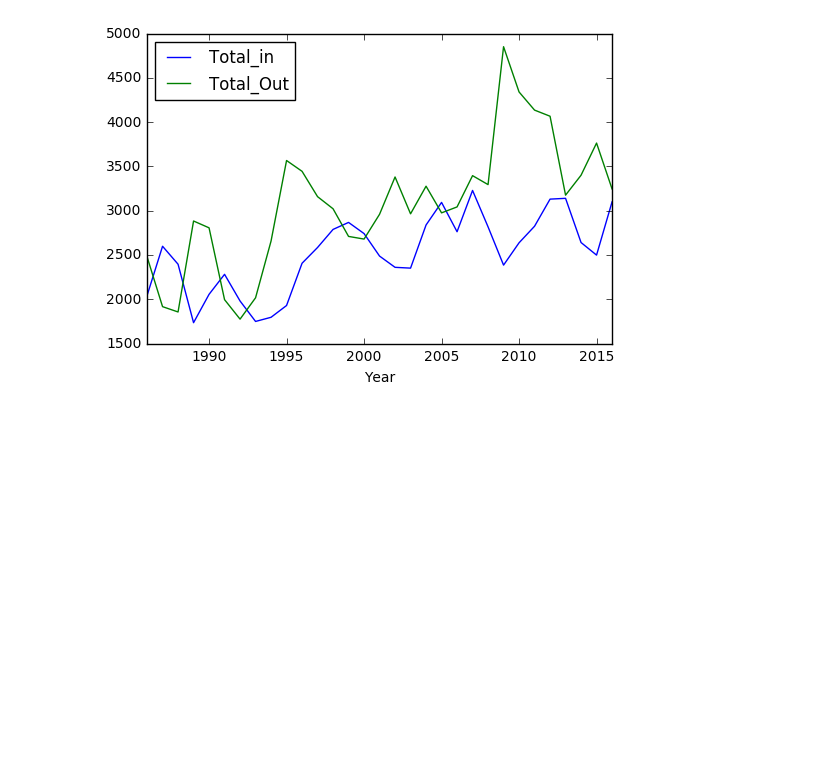
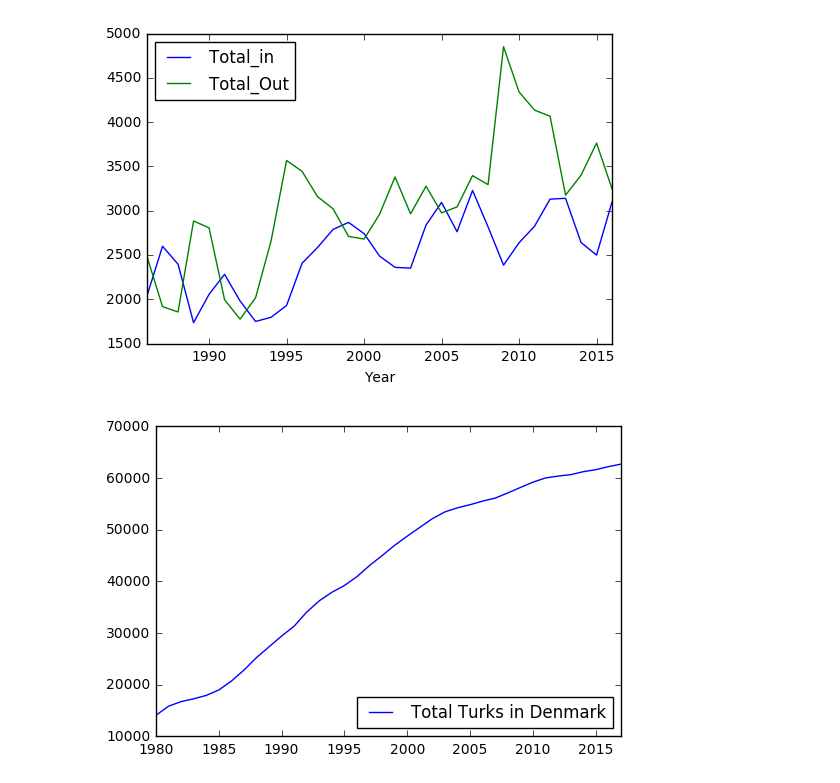
Before and after one commit to aripalli/CPH-data-analysis, a Jupyter notebook: Bubbi/Nationality_distribution.ipynb, the cells around one changed output. Cells and saved outputs as stored; diff of their text form; code cells hidden in the pictures; blank space fills up the shorter version.

```diff
--- a/Bubbi/Nationality_distribution.ipynb
+++ b/Bubbi/Nationality_distribution.ipynb
@@ -268,3 +249,12 @@ Island_Data.plot(x= 'Year', y = 'Total_Out', ax = ax)
 plt.show()
 # %% [output]
 [figure]
+# %%
+TurksDK = pd.read_csv('../Data/turksindenmkar.csv', delimiter = ';', usecols=range(1,39)).transpose()
+TurksDK.columns = ['Total']
+fig, ax = plt.subplots(1, 1)
+TurksDK.plot(y = 'Total', ax = ax)
+ax.legend(['Total Turks in Denmark'], loc = 4)
+plt.show()
+# %% [output]
+[figure, added]
```
Also changed, not shown: parts of 2 cells of this notebook, 4 other files.
